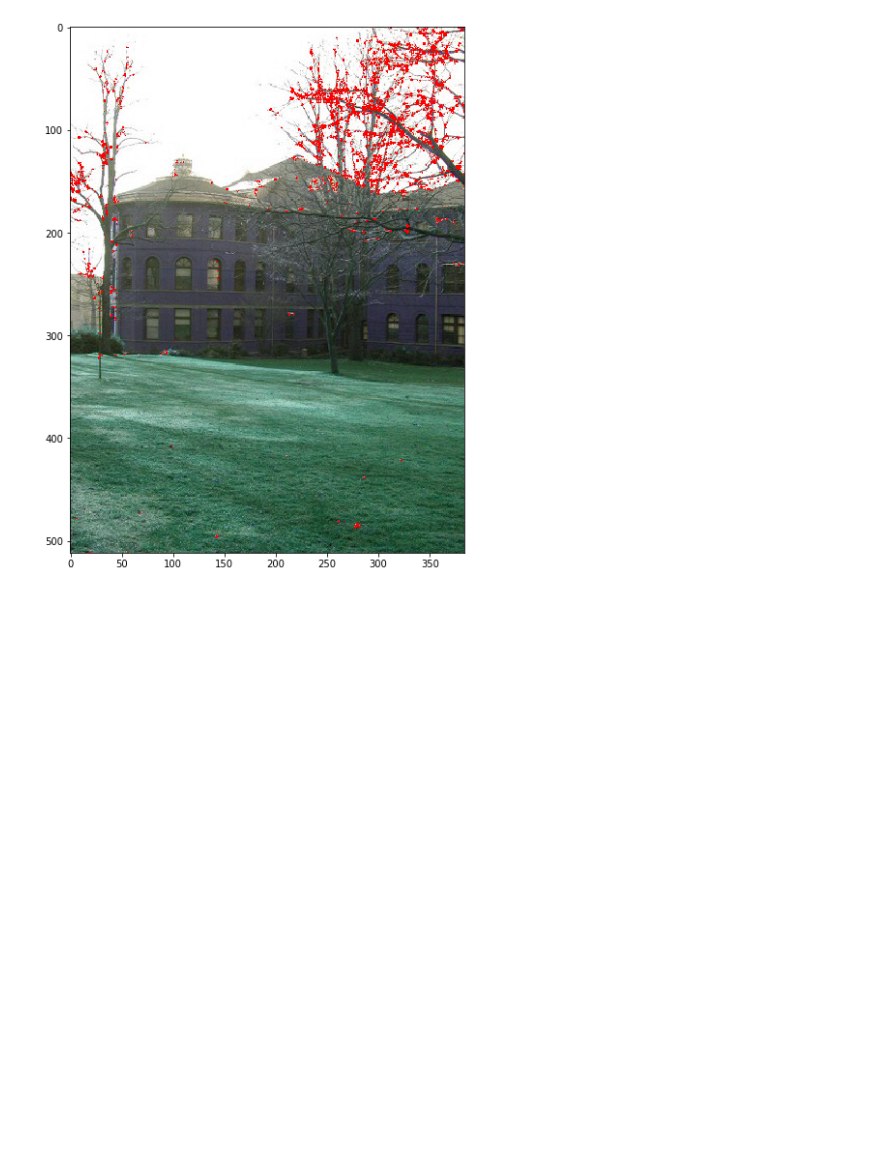
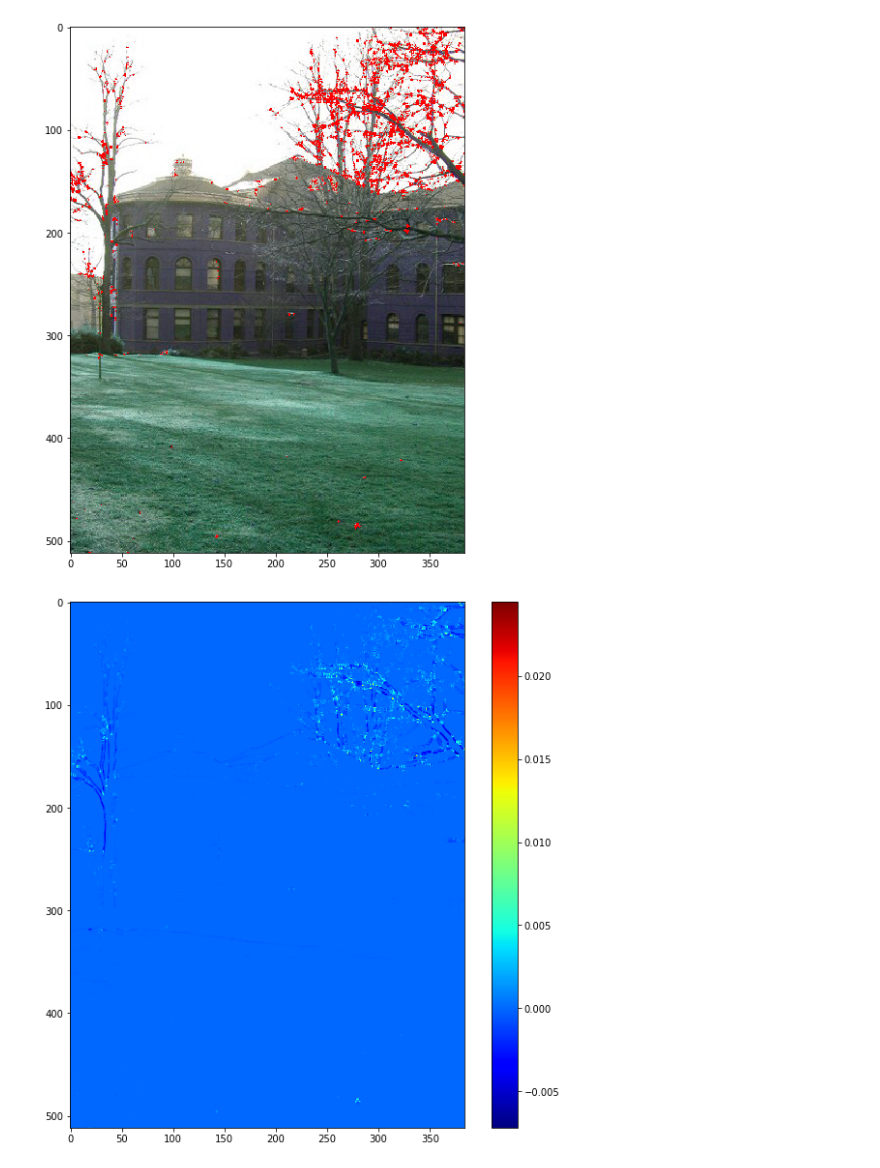
Before and after one commit to SSARCandy/panoramas-image-stitching, a Jupyter notebook: src/notebook.ipynb, the cells around one changed output. Drawn from its saved outputs; the diff is of its cells as text; code cells hidden in the pictures; blank space fills up the shorter version.

```diff
--- a/src/notebook.ipynb
+++ b/src/notebook.ipynb
@@ -20,18 +20,24 @@ img_list = load_images('../input_image/parrington')
 # %%
 img = img_list[0].copy()
 dst = cv2.cornerHarris(img[:,:,0],2,3,0.04)
 
 #result is dilated for marking the corners, not important
 #dst = cv2.dilate(dst,None)
 
 # Threshold for an optimal value, it may vary depending on the image.
 img[dst>0.01*dst.max()]=[255,0,0]
 
 plt.figure(figsize=(10,10))
 plt.imshow(img)
 plt.show()
+
+plt.figure(figsize=(10,10))
+plt.imshow(dst, cmap='jet')
+plt.colorbar()
+plt.show()
 # %% [output]
 [figure]
+[figure, added]
 # %%
 def harris_corner(img, k=0.04, block_size=2, kernel=11):
     gray = cv2.cvtColor(img, cv2.COLOR_BGR2GRAY)
```
Also changed, not shown: parts of 14 cells of this notebook.
